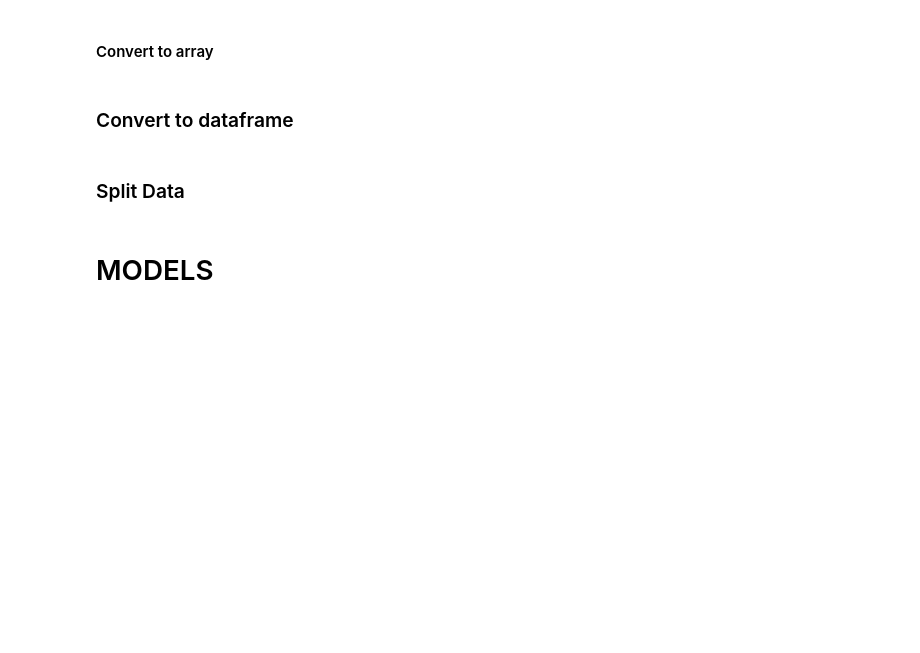
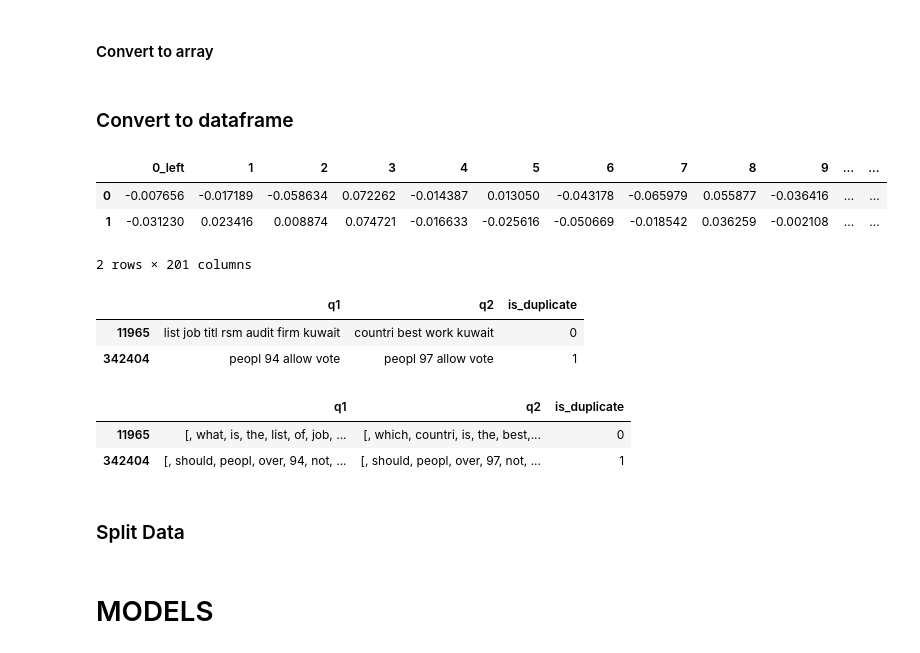
Before and after one commit to antopeza/Final-Project-Brainster, a Jupyter notebook: NEW_code_Doc2Vec.ipynb, the cells around one changed output. Saved outputs shown, nothing was run; the diff lists cells and outputs as text; code cells hidden in the pictures; blank space fills up the shorter version.

```diff
--- a/NEW_code_Doc2Vec.ipynb
+++ b/NEW_code_Doc2Vec.ipynb
@@ -389,7 +393,7 @@ assert len(q1_out_d2v) == len(q2_out_d2v)
 # %%
 #PARAMETER FOR DOC2VEC MODEL
 vector = 100
-epochs = 20
+epochs = 30
 # %%
 #lemmatized, without stopwords
 X_q1_lemma_d2v = model_doc2vec(q1_lemma_d2v, vector, epochs)
@@ -576,6 +573,25 @@ sw_df = df_arr(arr_q1_sw, arr_q2_sw, df)
 # %%
 # Dataframe - Without stopwords, not lemmatized, not stemmed
 out_df = df_arr(arr_q1_out, arr_q2_out, df)
+# %%
+stem_df.head(2)
+# %% [output]
+|  | 0_left | 1 | 2 | 3 | 4 | 5 | 6 | 7 | 8 | 9 | ... | ... |
+| 0 | -0.007656 | -0.017189 | -0.058634 | 0.072262 | -0.014387 | 0.013050 | -0.043178 | -0.065979 | 0.055877 | -0.036416 | ... | ... |
+| 1 | -0.031230 | 0.023416 | 0.008874 | 0.074721 | -0.016633 | -0.025616 | -0.050669 | -0.018542 | 0.036259 | -0.002108 | ... | ... |
+2 rows × 201 columns
+# %%
+df_stem.head(2)
+# %% [output]
+|  | q1 | q2 | is_duplicate |
+| 11965 | list job titl rsm audit firm kuwait | countri best work kuwait | 0 |
+| 342404 | peopl 94 allow vote | peopl 97 allow vote | 1 |
+# %%
+df_sw_stem.head(2)
+# %% [output]
+|  | q1 | q2 | is_duplicate |
+| 11965 | [, what, is, the, list, of, job, ... | [, which, countri, is, the, best,... | 0 |
+| 342404 | [, should, peopl, over, 94, not, ... | [, should, peopl, over, 97, not, ... | 1 |
 # %% [markdown]
 ### Split Data
 # %%
```
Also changed, not shown: parts of 9 cells of this notebook.
